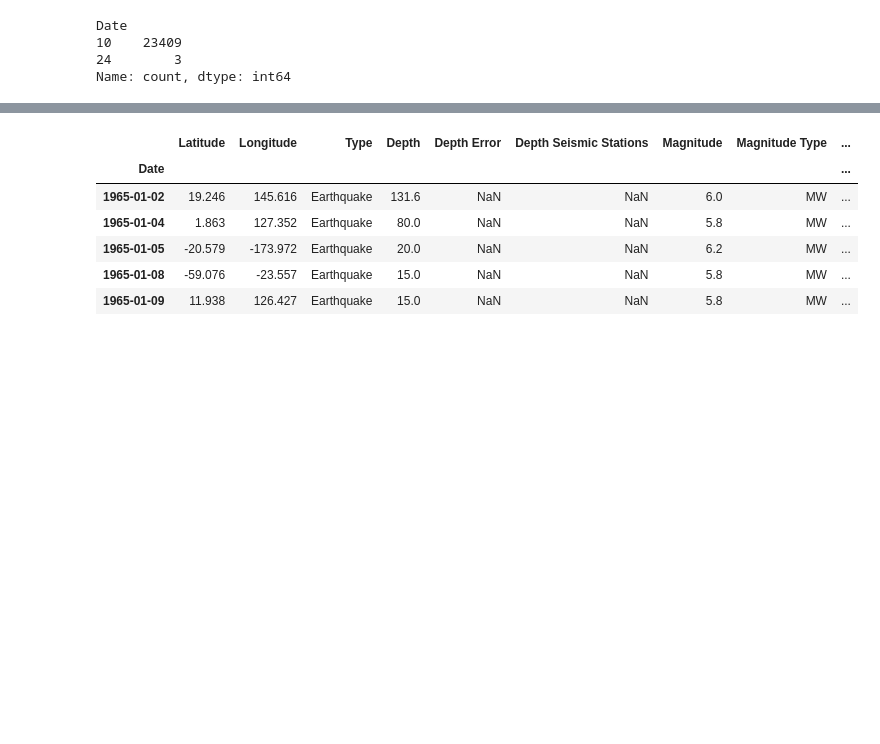
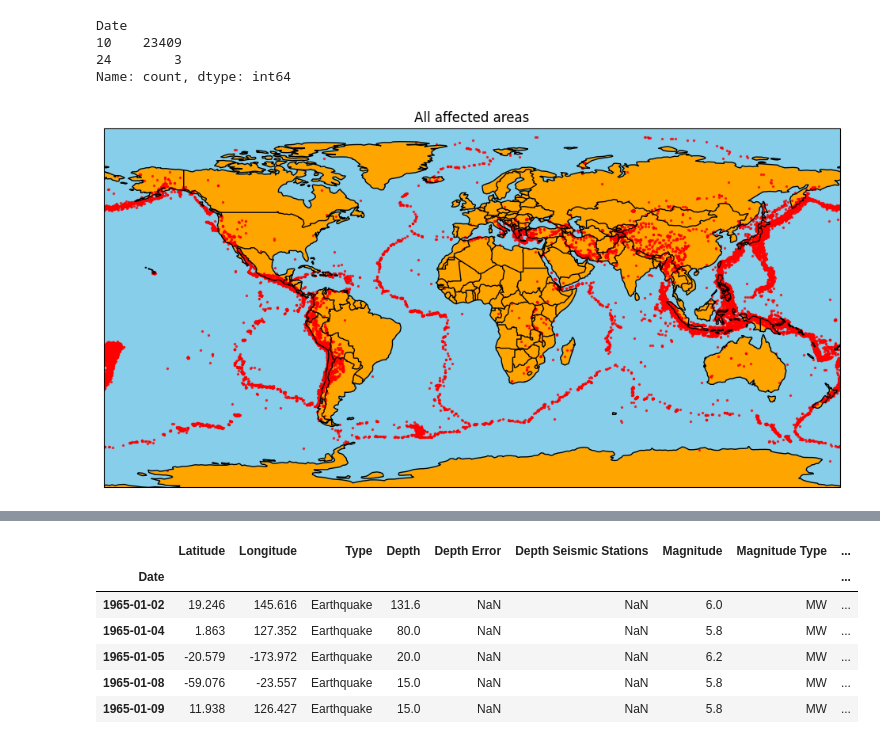
Before and after one commit to sahilgarg2814/avisoft, a Jupyter notebook: weekly_assignment/weakly_assignment6.ipynb, the cells around one changed output, grey strips where cells are left out. Drawn from its saved outputs; the diff is of its cells as text; code cells hidden in the pictures; blank space fills up the shorter version.

```diff
--- a/weekly_assignment/weakly_assignment6.ipynb
+++ b/weekly_assignment/weakly_assignment6.ipynb
@@ -53,6 +55,26 @@ Date
 10    23409
 24        3
 Name: count, dtype: int64
+# %%
+# Define the projection and extent
+projection = ccrs.PlateCarree()
+extent = (-180, 180, -80, 80)
+
+# Create a figure and axis with Cartopy
+fig, ax = plt.subplots(figsize=(12, 10), subplot_kw={'projection': projection})
+
+# Plot the map
+ax.set_title("All affected areas")
+ax.scatter(dataframe_earthquake["Longitude"], dataframe_earthquake["Latitude"], transform=projection, s=2, color='red',alpha=0.7)
+ax.coastlines()
+ax.add_feature(cartopy.feature.LAND, color='orange')
+ax.add_feature(cartopy.feature.OCEAN, color='skyblue')
+ax.add_feature(cartopy.feature.BORDERS)
+
+# Show the plot
+plt.show()
+# %% [output]
+[figure, added]
 # %%
 # finding the indices where the row with particular dates are corrrupted
 indices=np.where([date_length==24])[1]
```
Also changed, not shown: parts of 18 cells of this notebook.
